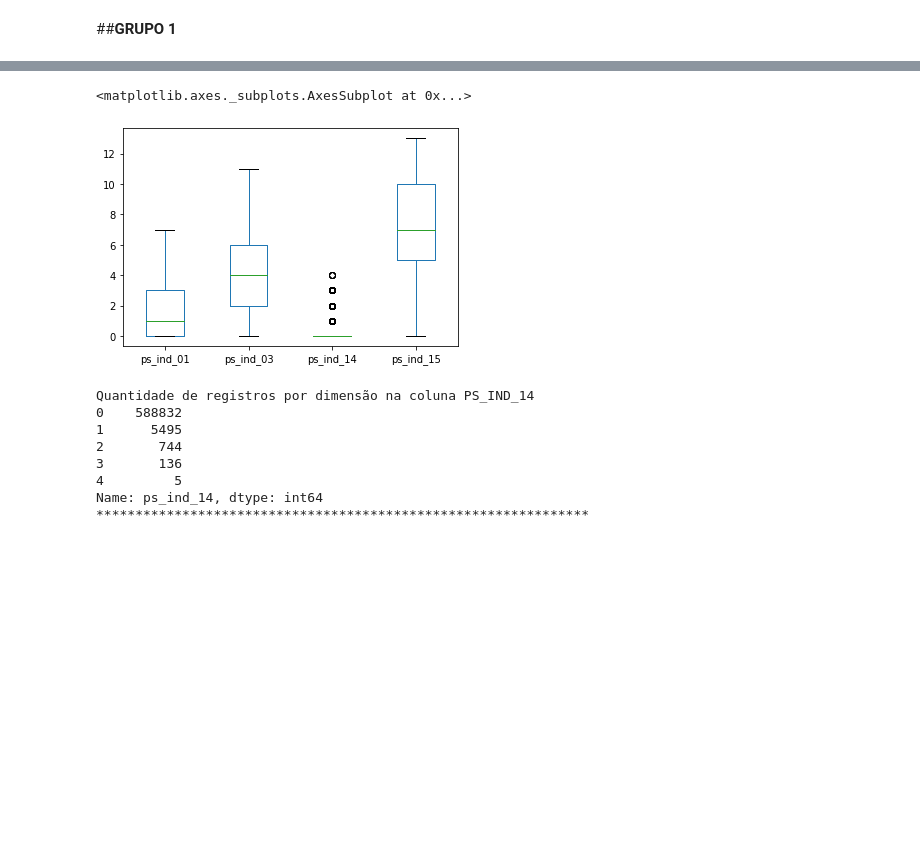
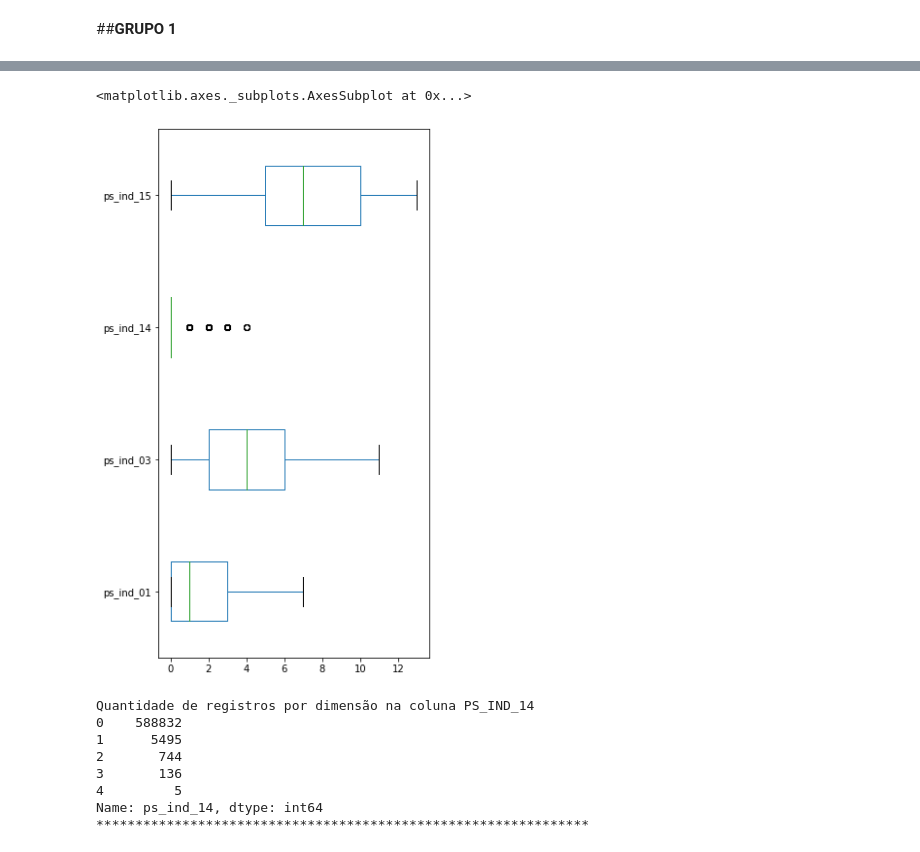
Before and after one commit to melcduarte/projeto_MDD, a Jupyter notebook: 99 - RASCUNHO/Z_Proj_PortoSeguro.ipynb, the cells around one changed output, grey strips where cells are left out. Saved outputs shown, nothing was run; the diff lists cells and outputs as text; code cells hidden in the pictures; blank space fills up the shorter version.

```diff
--- a/99 - RASCUNHO/Z_Proj_PortoSeguro.ipynb
+++ b/99 - RASCUNHO/Z_Proj_PortoSeguro.ipynb
@@ -51,5 +56,7 @@ df_train.head(5).T
 # Ainda é possível ver uma coluna que destoa das demais, sem conseguir identificar.
 
 # Retirado a coluna "id" que faz a identificação dos registros.
-df_train.drop('id', axis=1).plot.box()
+df_train.drop('id', axis=1).plot.box(vert=False)
+plt.rcParams['figure.figsize'] = [5, 10]
+plt.show()
 # %% [output]
@@ -142,10 +165,10 @@ df_ps_ind.drop('id', axis=1).describe()
 # %%
 # Gera um gráfico do tipo Boxplot, porém desconsiderando as colunas "ID" e "TARGET"
 # Coluna "ID" é somente para associação com dados de outros grupos, mas que possuem mesmo "ID"
 
 lista_id_target = ['id', 'target']
-df_ps_ind.drop(lista_id_target, axis=1).plot.box()
+df_ps_ind.drop(lista_id_target, axis=1).plot.box(vert=False)
 # %% [output]
 <matplotlib.axes._subplots.AxesSubplot at 0x...>
-[figure, old version]
+[figure, new version]
 # %%
```
Also changed, not shown: parts of 48 cells of this notebook.
